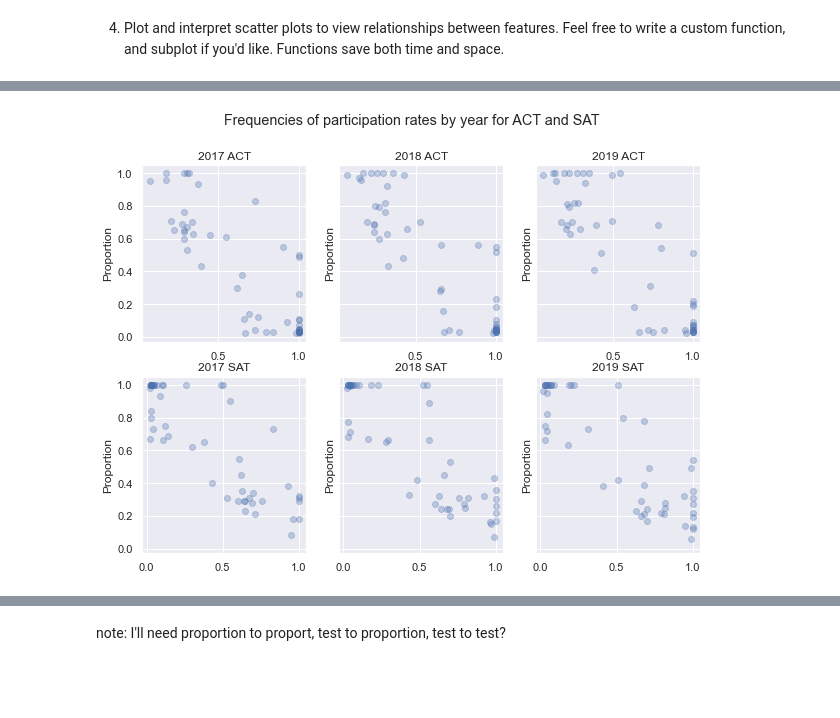
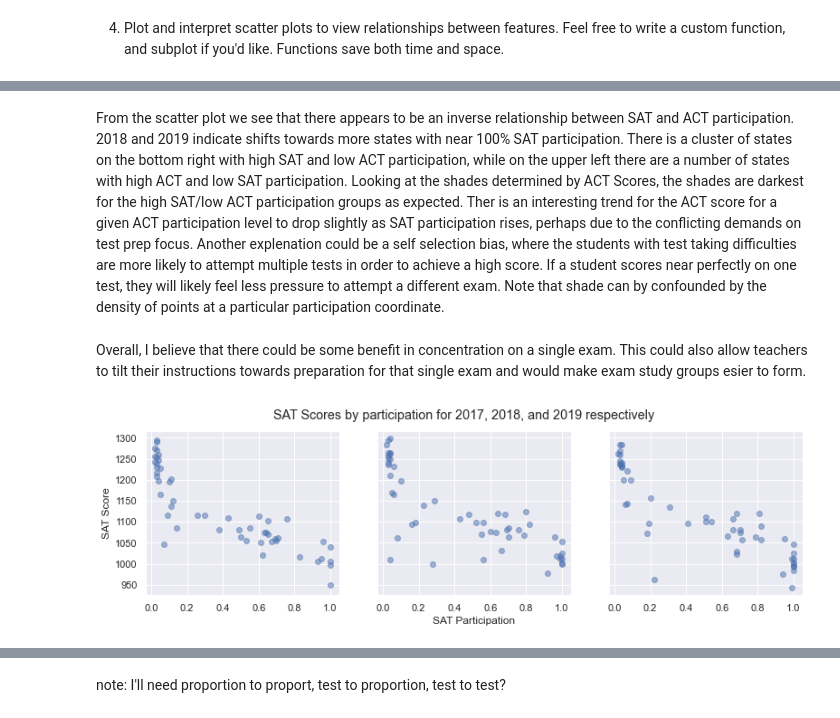
Before and after one commit to wcmohr/ScholasticExams, a Jupyter notebook: code/starter-code.ipynb, the cells around one changed output, grey strips where cells are left out. Cells and saved outputs as stored; diff of their text form; code cells hidden in the pictures; blank space fills up the shorter version.

```diff
--- a/code/starter-code.ipynb
+++ b/code/starter-code.ipynb
@@ -1274,6 +1275,7 @@ test_df.iloc[:,2::4].describe()
 | 75% | 0.660000 | 0.775000 | 0.820000 |
 | max | 1.000000 | 1.000000 | 1.000000 |
 # %%
+sns.set(rc={'figure.figsize':(10,10/2.2)})
 years = ['2017','2018','2019']
 tests = ['ACT','SAT']
 fig, axs = plt.subplots(1, 3,sharey=True)
@@ -1299,6 +1301,7 @@ test_df.iloc[:,1::4].describe()
 | 75% | 23.600000 | 23.650000 | 23.700000 |
 | max | 25.500000 | 25.600000 | 25.500000 |
 # %%
+sns.set(rc={'figure.figsize':(10,10/2.2)})
 years = ['2017','2018','2019']
 tests = ['ACT','SAT']
 fig, axs = plt.subplots(1, 3,sharey=True)
@@ -1324,6 +1327,7 @@ test_df.iloc[:,3::4].describe()
 | 75% | 1212.000000 | 1204.000000 | 1210.000000 |
 | max | 1295.000000 | 1298.000000 | 1284.000000 |
 # %%
+sns.set(rc={'figure.figsize':(10,10/1.4)})
 years = ['2017','2018','2019']
 tests = ['ACT','SAT']
 fig, axs = plt.subplots(2, 3,sharey=True)
@@ -1336,3 +1340,19 @@ for i in [0,1]:
 [figure]
 # %% [markdown]
 4. Plot and interpret scatter plots to view relationships between features. Feel free to write a custom function, and subplot if you'd like. Functions save both time and space.
+# %%
+sns.set(rc={'figure.figsize':(13,10/3)})
+years = ['2017','2018','2019']
+tests = ['ACT','SAT']
+fig, axs = plt.subplots(1, 3,sharey=True)
+fig.suptitle("ACT and SAT participation rates for 2017, 2018, and 2019 respectively with shade intensity according to ACT Score")
+# axs.set_ylabel('Proportion')
+
+
+for j in [0,1,2]:
+    axs[j].scatter(x=test_df[f'{years[j]}_SAT_Participation'],\
+                     y = test_df[f'{years[j]}_ACT_Participation'],
+                     alpha = (test_df[f'{years[j]}_ACT_Score']-17)/15)
+    # axs[j].set_title(f'{years[j]} {tests[i]}')
+    axs[0].set_ylabel('ACT Participation')
+    axs[1].set_xlabel('SAT Participation')
@@ -1339,17 +1361,23 @@ for i in [0,1]:
+# %% [markdown]
+From the scatter plot we see that there appears to be an inverse relationship between SAT and ACT participation.  2018 and 2019 indicate shifts towards more states with near 100% SAT participation.  There is a cluster of states on the bottom right with high SAT and low ACT participation, while on the upper left there are a number of states with high ACT and low SAT participation. Looking at the shades determined by ACT Scores, the shades are darkest for the high SAT/low ACT participation groups as expected.   Ther is an interesting trend for the ACT score for a given ACT participation level to drop slightly as SAT participation rises, perhaps due to the conflicting demands on test prep focus.  Another explenation could be a self selection bias, where the students with test taking difficulties are more likely to attempt multiple tests in order to achieve a high score.  If a student scores near perfectly on one test, they will likely feel less pressure to attempt a different exam.  Note that shade can by confounded by the density of points at a particular participation coordinate.
+# %% [markdown]
+Overall, I believe that there could be some benefit in concentration on a single exam.  This could also allow teachers to tilt their instructions towards preparation for that single exam and would make exam study groups esier to form.
 # %%
+sns.set(rc={'figure.figsize':(13,10/3)})
 years = ['2017','2018','2019']
 tests = ['ACT','SAT']
 fig, axs = plt.subplots(1, 3,sharey=True)
-fig.suptitle("Frequencies of participation rates by year for ACT and SAT")
+fig.suptitle("SAT Scores by participation for 2017, 2018, and 2019 respectively")
 # axs.set_ylabel('Proportion')
 
 
 for j in [0,1,2]:
-    axs[i,j].scatter(x=test_df[f'{years[j]}_{tests[i]}_Participation'],\
-                     y = test_df[f'{years[j]}_{tests[abs(i-1)]}_Participation'],
-                     alpha = .3)
-    axs[i,j].set_title(f'{years[j]} {tests[i]}')
-    axs[i,j].set_ylabel('SAT Proportion')
-    axs[i,j].set_xlabel('SAT Proportion')
+    axs[j].scatter(x=test_df[f'{years[j]}_SAT_Participation'],\
+                     y = test_df[f'{years[j]}_SAT_Score'],
+                     alpha = .5)
+#     test_df[f'{years[j]}_ACT_Participation']/2
+    # axs[j].set_title(f'{years[j]} {tests[i]}')
+    axs[0].set_ylabel('SAT Score')
+    axs[1].set_xlabel('SAT Participation')
 # %% [output]
-[figure, old version]
+[figure, new version]
```
Also changed, not shown: parts of 19 cells of this notebook.
